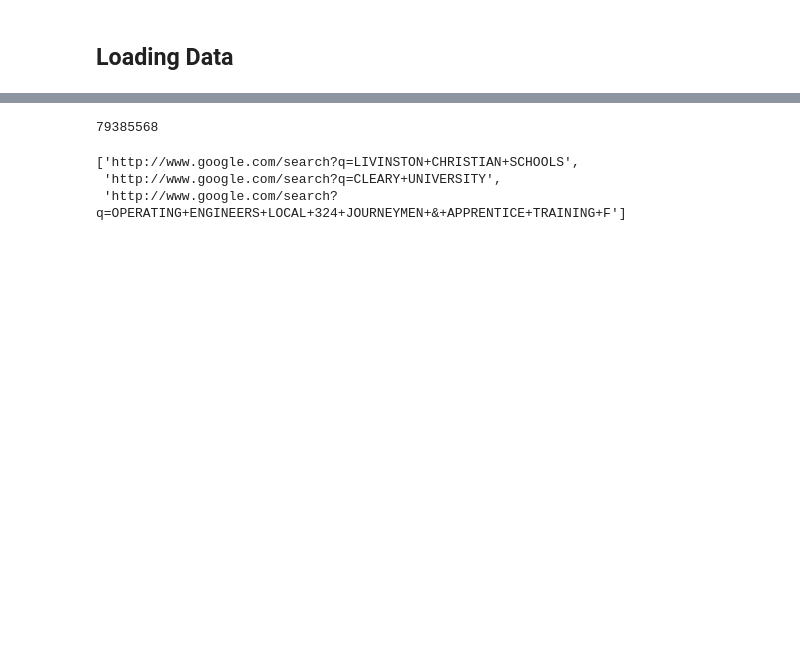
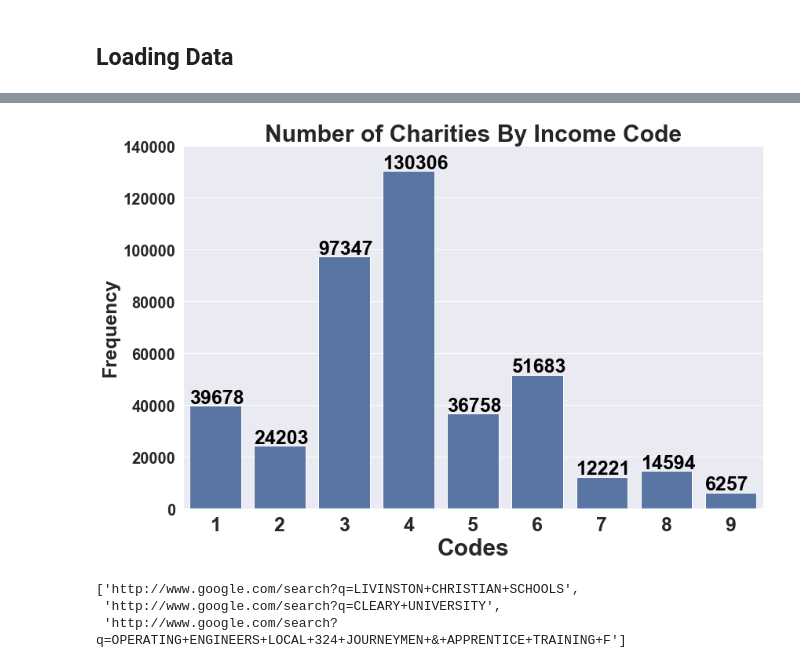
Before and after one commit to jackvessa/Charity_Recommender, a Jupyter notebook: src/Charity_Recommender_v2.ipynb, the cells around one changed output, grey strips where cells are left out. Cells and saved outputs as stored; diff of their text form; code cells hidden in the pictures; blank space fills up the shorter version.

```diff
--- a/src/Charity_Recommender_v2.ipynb
+++ b/src/Charity_Recommender_v2.ipynb
@@ -19,6 +19,26 @@ import warnings
 warnings.filterwarnings('ignore')
 # %% [markdown]
 ## Functions
+# %%
+def set_labels(freq, ax,horz_shift=.2,vert_shift=1000,w="bold",fsize=10,c="b"):
+    '''
+    Function
+    --------
+    Set Frequency Labels on Bar Plot
+
+    Parameters
+    ----------
+    freq : List of frequencies to plot for each bar
+    ax : Axis to Plot Frequency Labels on
+    horz_shift : Shift labels left/right
+    vert_shift : Shift labels up/down
+    w : "weight" -> Bold by defauly
+    fsize : fontsize
+    c : label color
+
+    '''
+    for i, v in enumerate(freq):
+        ax.text(i-horz_shift,v+vert_shift, str(round(v,2)), weight = w,fontsize=fsize,color = c)
 # %%
 def zip_five(df):
     '''
@@ -253,10 +273,34 @@ charity_df_optimized.head(5)
 | 2 | 765634 | MERCY CHAPEL INTERNATIONAL | MA | 02126-2433 | 0 | X20 | 2126 | Religion-Related, Spiritual Devel... | ... |
 | 3 | 841363 | AGAPE HOUSE OF PRAYER | MA | 02126-1527 | 0 | X20 | 2126 | Religion-Related, Spiritual Devel... | ... |
 | 4 | 852649 | BETHANY PRESBYTERIAN CHURCH | MA | 02445-7994 | 0 | X20 | 2445 | Religion-Related, Spiritual Devel... | ... |
-# %%
-charity_df_optimized.memory_usage().sum()
-# %% [output]
-79385568
+# %%
+codes_freq = round((charity_df_optimized.groupby('INCOME_CD').size()),1)[1:]
+codes = np.arange(1,10)
+
+fig, ax = plt.subplots(figsize=(12,8))
+ax = sns.barplot(x=codes,y=codes_freq,color='b')
+
+# Title
+ax.set_title(label="Number of Charities By Income Code",weight='bold',fontsize=30)
+
+# X-axis
+ax.set_xticklabels(labels=codes,weight='bold',fontsize=25,rotation=0)
+ax.set_xlabel(xlabel="Codes",weight='bold',fontsize=30)
+
+# Y-axis
+y_tick_nums = np.arange(0,140001,20000)
+ax.set_yticks(y_tick_nums)
+ax.set_yticklabels(labels=y_tick_nums,weight='bold',fontsize=20)
+ax.set_ylabel(ylabel="Frequency",weight='bold',fontsize=25)
+
+# Frequency Labels
+set_labels(codes_freq, ax,horz_shift=0.40,vert_shift=1000,w="bold",fsize=25,c="black")
+
+plt.tight_layout()
+
+# plt.savefig('NumCharitiesByIncomeCode.png')
+# %% [output]
+[figure, added]
 # %%
 top_3_recs = recommend_charities(charity_df_optimized,48116,'Education')
 # %%
```
Also changed, not shown: parts of 1 cell of this notebook, 7 other files.
